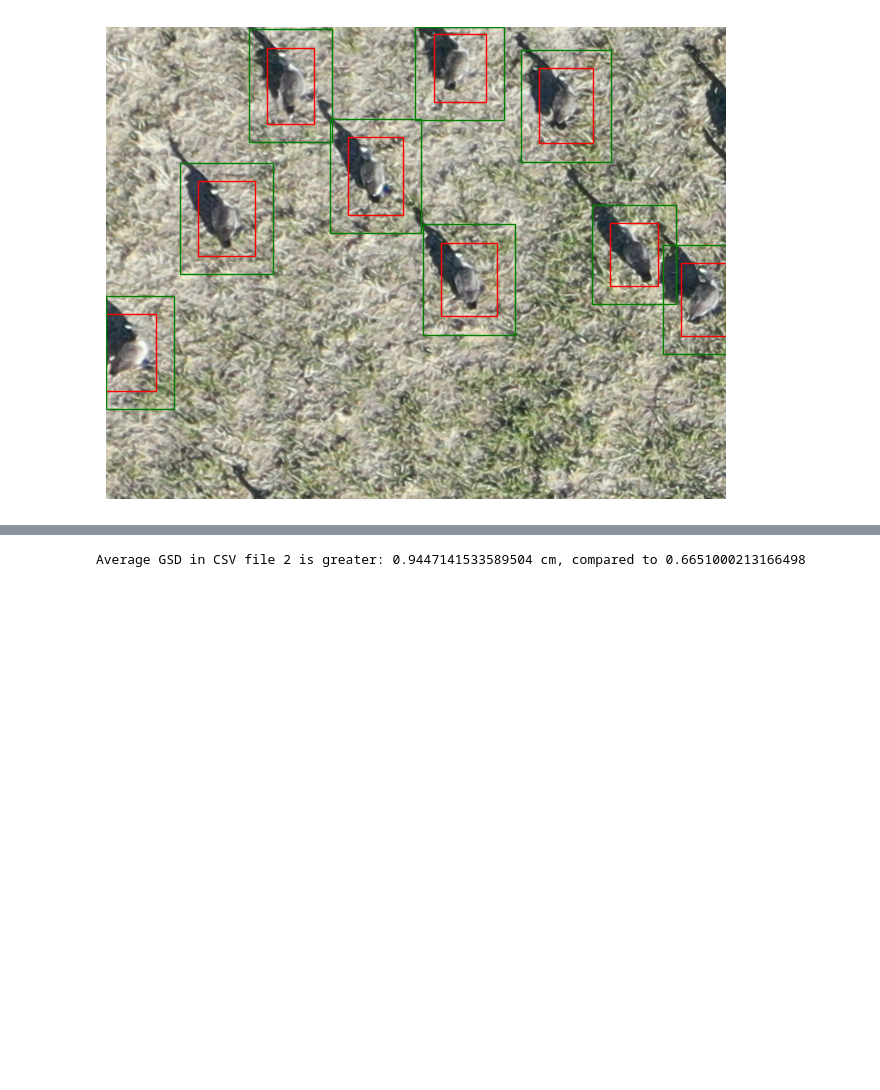
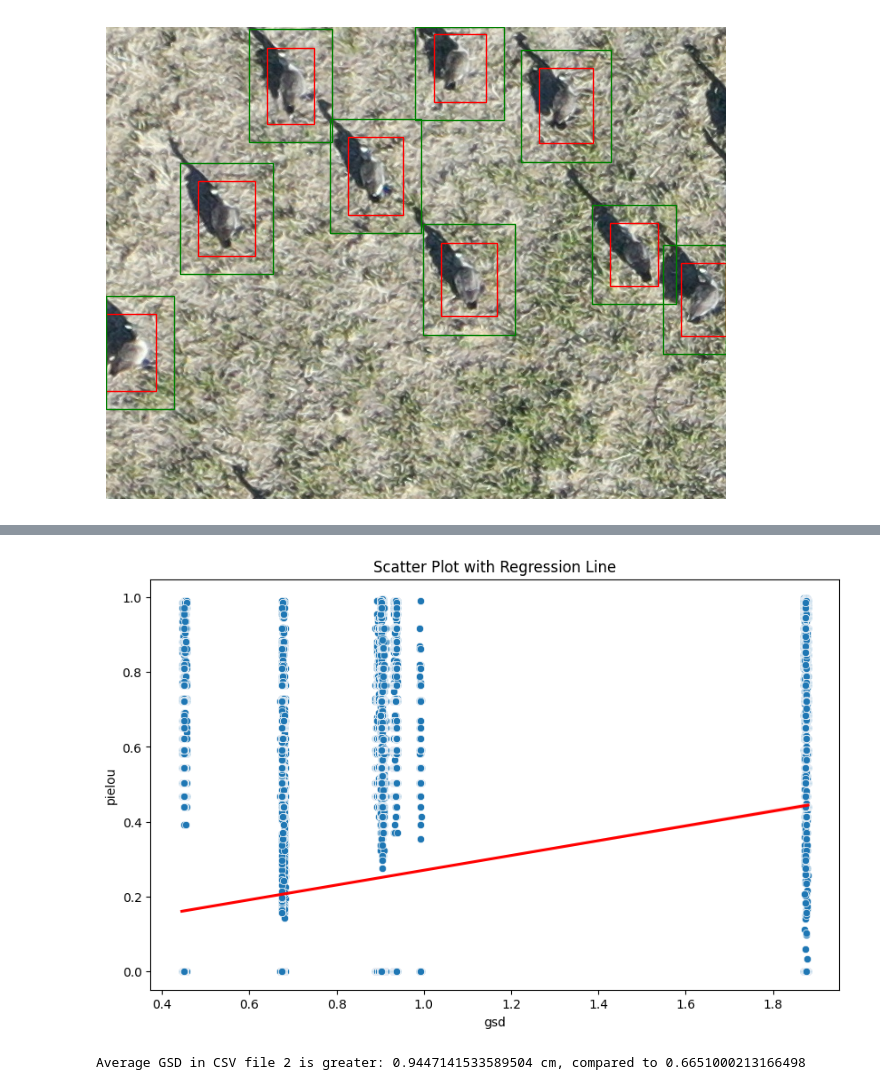
Before and after one commit to ASPIRE-collab/drones4ducks-optimizing, a Jupyter notebook: utils/texture/annotationfactors_crowd.ipynb, the cells around one changed output, grey strips where cells are left out. Cells and saved outputs as stored; diff of their text form; code cells hidden in the pictures; blank space fills up the shorter version.

Commit message:
density calcs

```diff
--- a/utils/texture/annotationfactors_crowd.ipynb
+++ b/utils/texture/annotationfactors_crowd.ipynb
@@ -548,0 +582,5 @@ visualize_bounding_boxes_with_donuts(image_path, csv_file)
+# %%
+df = merged_df.dropna(subset=['pielou_index', 'gsd'])
+# %%
+df['density'] = df.groupby('filename')['consensus_bbox'].transform('count')
+df.head()
@@ -549,3 +631,17 @@ visualize_bounding_boxes_with_donuts(image_path, csv_file)
+# %%
+# Create a scatter plot
+plt.figure(figsize=(10, 6))
+sns.scatterplot(x='gsd', y='pielou_index', data=df)
+
+# Add the regression line
+sns.regplot(x='gsd', y='pielou_index', data=df, scatter=False, color='red')
+
+plt.title('Scatter Plot with Regression Line')
+plt.xlabel('gsd')
+plt.ylabel('pielou')
+plt.show()
+# %% [output]
+[figure, added]
 # %%
 import csv
 
```
Also changed, not shown: parts of 6 cells of this notebook, 1 other file.
